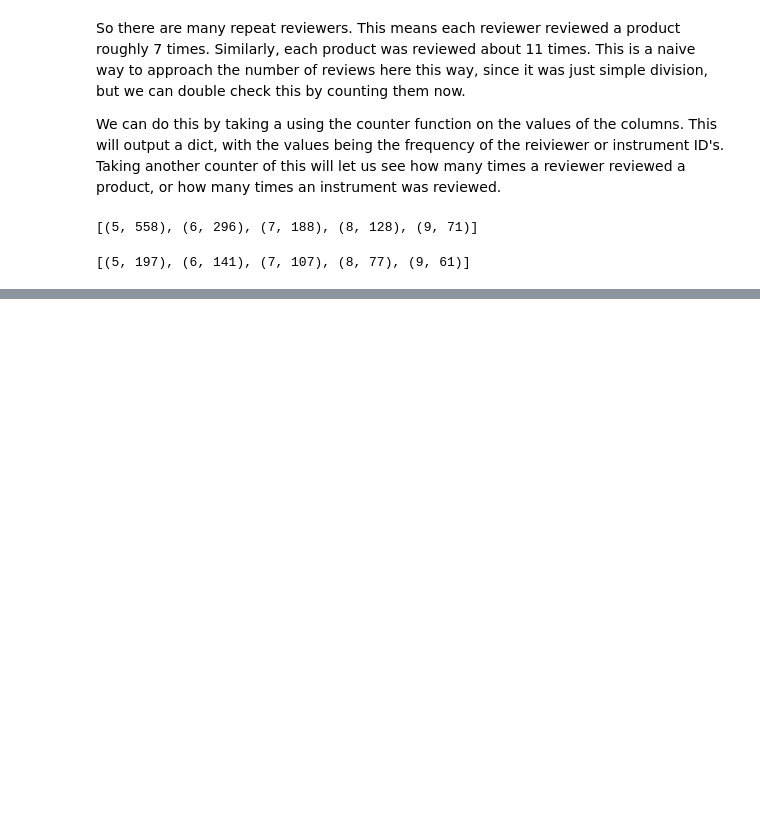
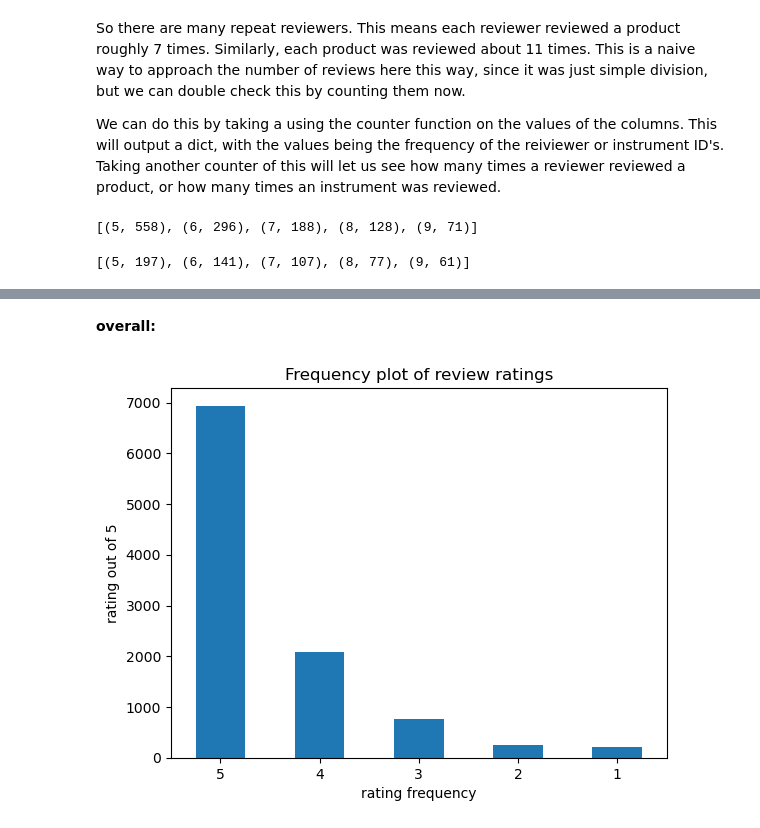
Before and after one commit to RavinderRai/amazon_instrument_sentiment_analysis, a Jupyter notebook: notebooks/Data_Wrangling_and_EDA.ipynb, the cells around one changed output, grey strips where cells are left out. Cells and saved outputs as stored; diff of their text form; code cells hidden in the pictures; blank space fills up the shorter version.

```diff
--- a/notebooks/Data_Wrangling_and_EDA.ipynb
+++ b/notebooks/Data_Wrangling_and_EDA.ipynb
@@ -108,0 +134,13 @@ So the simple division was naive indeed, as both of these cases had about 5-9 re
+# %%
+#lets make a copy of the dataframe first, since this is where the important cleaning begins
+df_clean = df.copy()
+# %%
+# recall the time columns are not relavant, so we will remove them here
+df_clean = df_clean.drop(columns = ['unixReviewTime', 'reviewTime'])
+
+#also going to reorder columns so overall is last
+df_clean = df_clean[['reviewerID', 'asin', 'reviewerName', 'helpful', 'reviewText', 'summary', 'overall']]
+# %%
+#first, we can make the text lower case
+df_clean['reviewText'] = df_clean['reviewText'].apply(lambda x: x.lower())
+df_clean['summary'] = df_clean['summary'].apply(lambda x: x.lower())
@@ -108,0 +156,10 @@ So the simple division was naive indeed, as both of these cases had about 5-9 re
+# %% [markdown]
+**overall:**
+# %%
+df_clean['overall'].value_counts().plot.bar(rot=0)
+plt.title('Frequency plot of review ratings')
+plt.xlabel('rating frequency')
+plt.ylabel('rating out of 5')
+plt.show()
+# %% [output]
+[figure, added]
```
Also changed, not shown: parts of 8 cells of this notebook.
